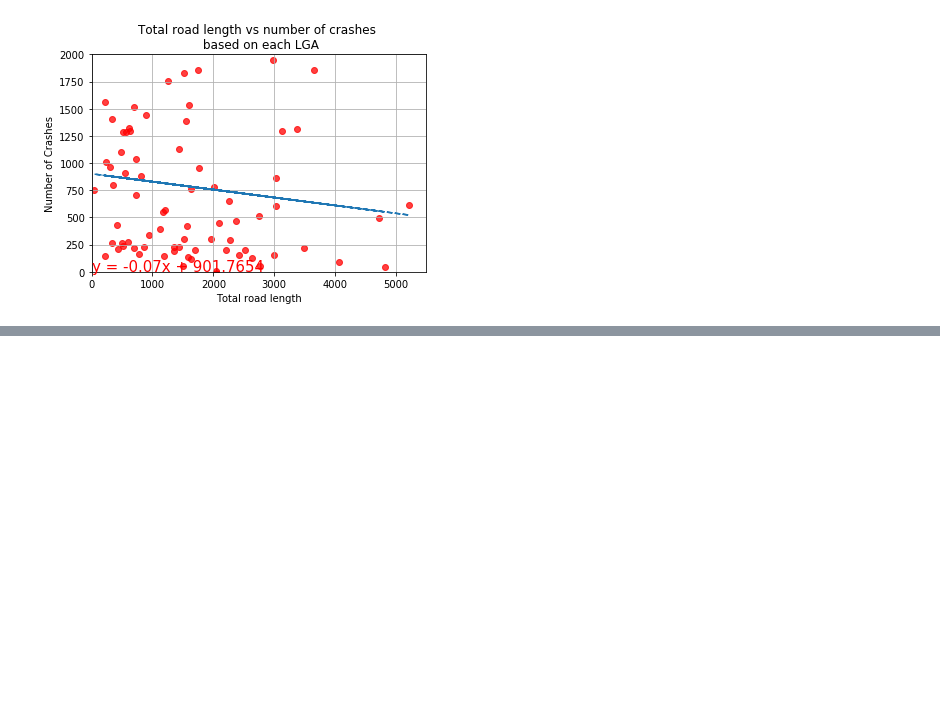
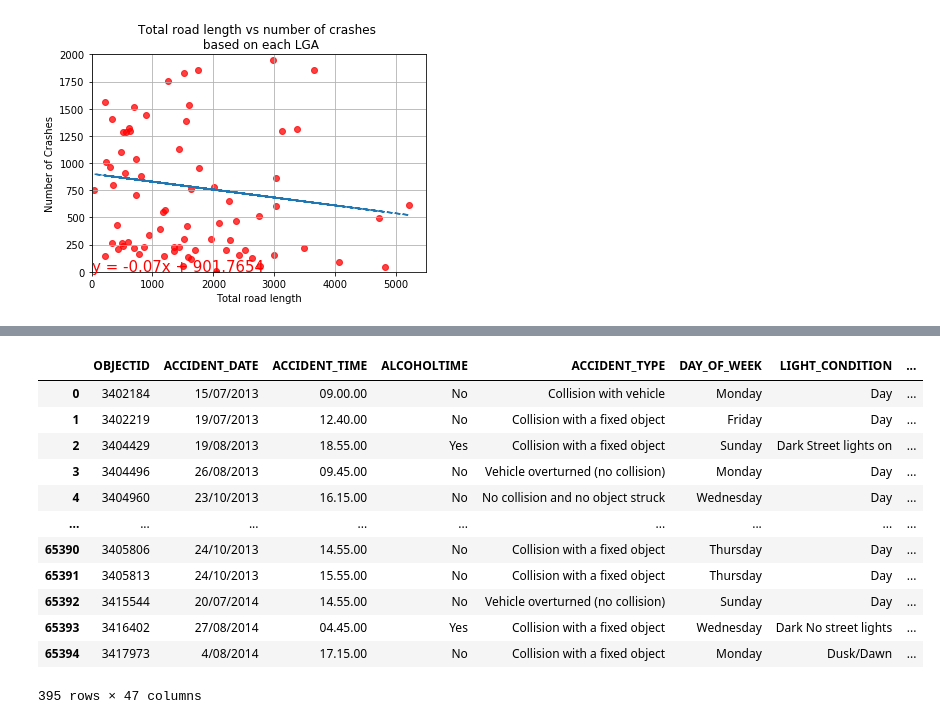
Before and after one commit to Jamie-GiHu/Turqoise-Bears-Project-Repo, a Jupyter notebook: Vic_Crash_analysis.ipynb, the cells around one changed output, grey strips where cells are left out. Cells and saved outputs as stored; diff of their text form; code cells hidden in the pictures; blank space fills up the shorter version.

```diff
--- a/Vic_Crash_analysis.ipynb
+++ b/Vic_Crash_analysis.ipynb
@@ -410,0 +521,18 @@ y = -0.07x + 901.7654
+# %%
+#df.groupby('Company Name')['Amount'].agg(['sum','count'])
+num_accident_perLGA2= crash_data.groupby('LGA_NAME')
+num_accident_perLGA2.head()
+# %% [output]
+|  | OBJECTID | ACCIDENT_DATE | ACCIDENT_TIME | ALCOHOLTIME | ACCIDENT_TYPE | DAY_OF_WEEK | LIGHT_CONDITION | ... |
+| 0 | 3402184 | 15/07/2013 | 09.00.00 | No | Collision with vehicle | Monday | Day | ... |
+| 1 | 3402219 | 19/07/2013 | 12.40.00 | No | Collision with a fixed object | Friday | Day | ... |
+| 2 | 3404429 | 19/08/2013 | 18.55.00 | Yes | Collision with a fixed object | Sunday | Dark Street lights on | ... |
+| 3 | 3404496 | 26/08/2013 | 09.45.00 | No | Vehicle overturned (no collision) | Monday | Day | ... |
+| 4 | 3404960 | 23/10/2013 | 16.15.00 | No | No collision and no object struck | Wednesday | Day | ... |
+| ... | ... | ... | ... | ... | ... | ... | ... | ... |
+| 65390 | 3405806 | 24/10/2013 | 14.55.00 | No | Collision with a fixed object | Thursday | Day | ... |
+| 65391 | 3405813 | 24/10/2013 | 15.55.00 | No | Collision with a fixed object | Thursday | Day | ... |
+| 65392 | 3415544 | 20/07/2014 | 14.55.00 | No | Vehicle overturned (no collision) | Sunday | Day | ... |
+| 65393 | 3416402 | 27/08/2014 | 04.45.00 | Yes | Collision with a fixed object | Wednesday | Dark No street lights | ... |
+| 65394 | 3417973 | 4/08/2014 | 17.15.00 | No | Collision with a fixed object | Monday | Dusk/Dawn | ... |
+395 rows × 47 columns
```
Also changed, not shown: parts of 11 cells of this notebook.
